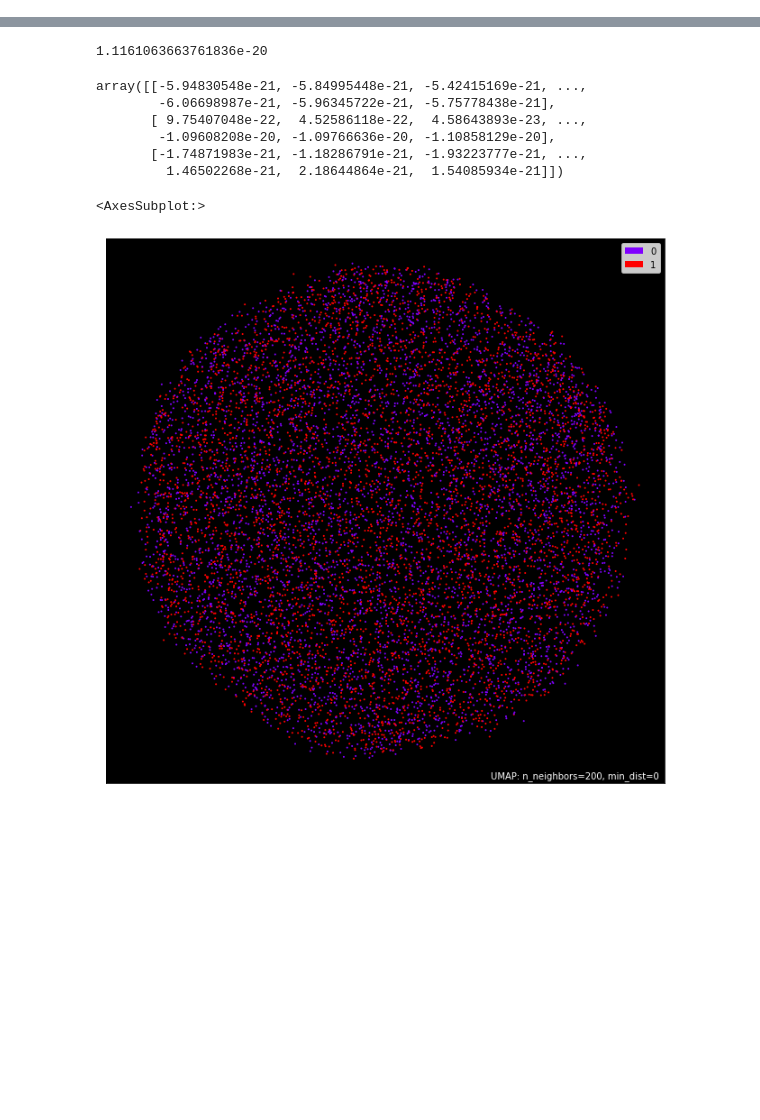
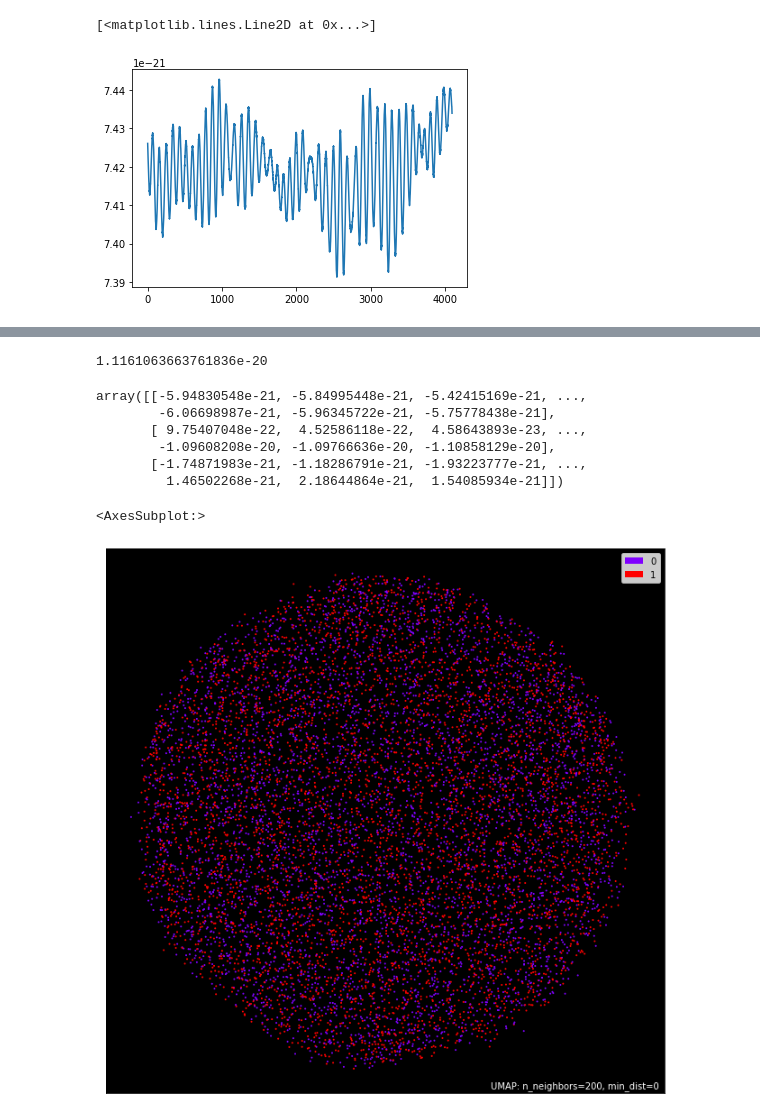
Before and after one commit to hamishdickson/g2net, a Jupyter notebook: nbs/eda.ipynb, the cells around one changed output, grey strips where cells are left out. Saved outputs shown, nothing was run; the diff lists cells and outputs as text; code cells hidden in the pictures; blank space fills up the shorter version.

```diff
--- a/nbs/eda.ipynb
+++ b/nbs/eda.ipynb
@@ -31,0 +54,5 @@ for _, d in tqdm(df.iterrows()):
+# %%
+plt.plot(X1.std(axis=0))
+# %% [output]
+[<matplotlib.lines.Line2D at 0x...>]
+[figure, added]
```
Also changed, not shown: parts of 27 cells of this notebook, 6 other files.
